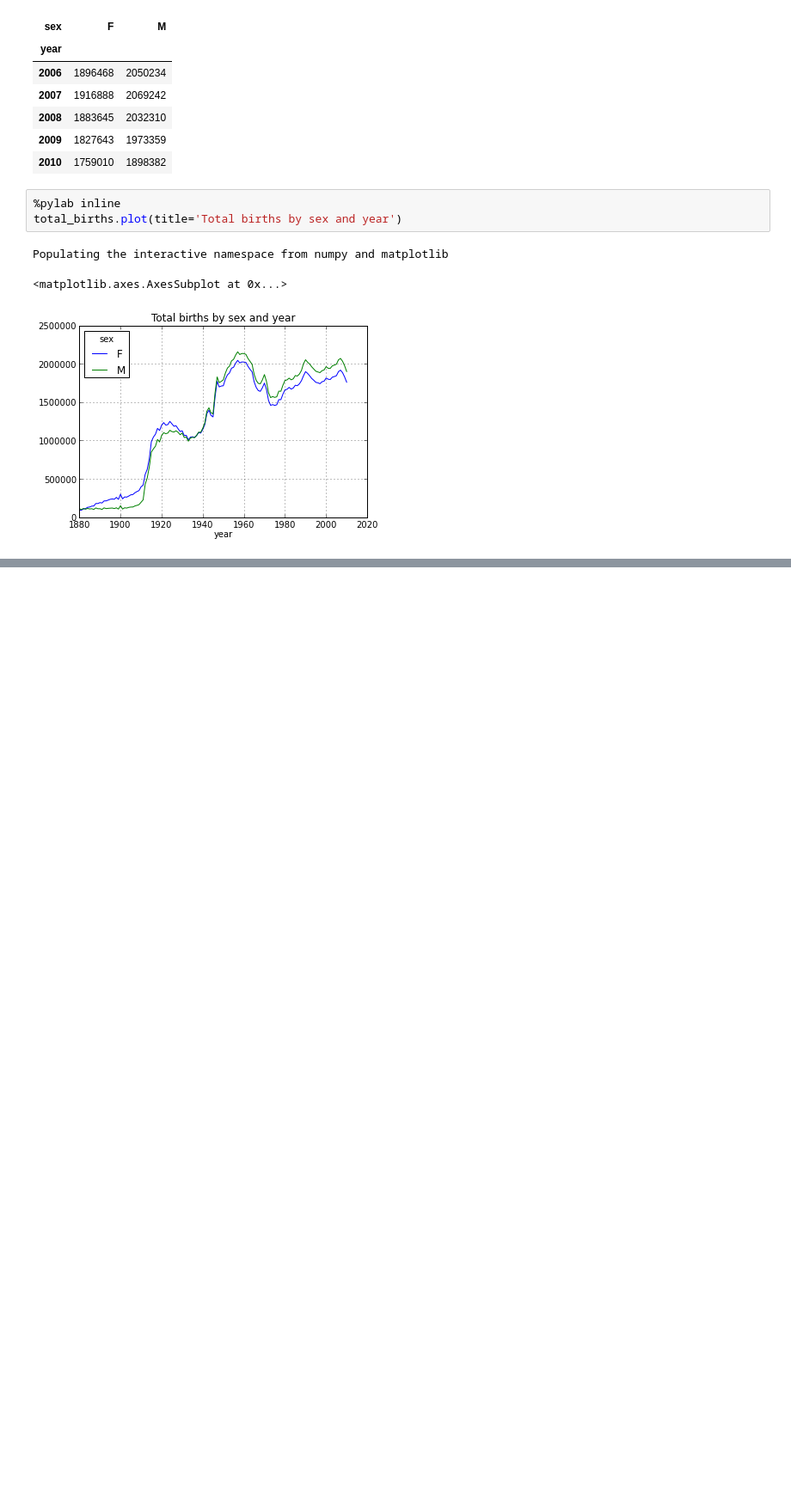
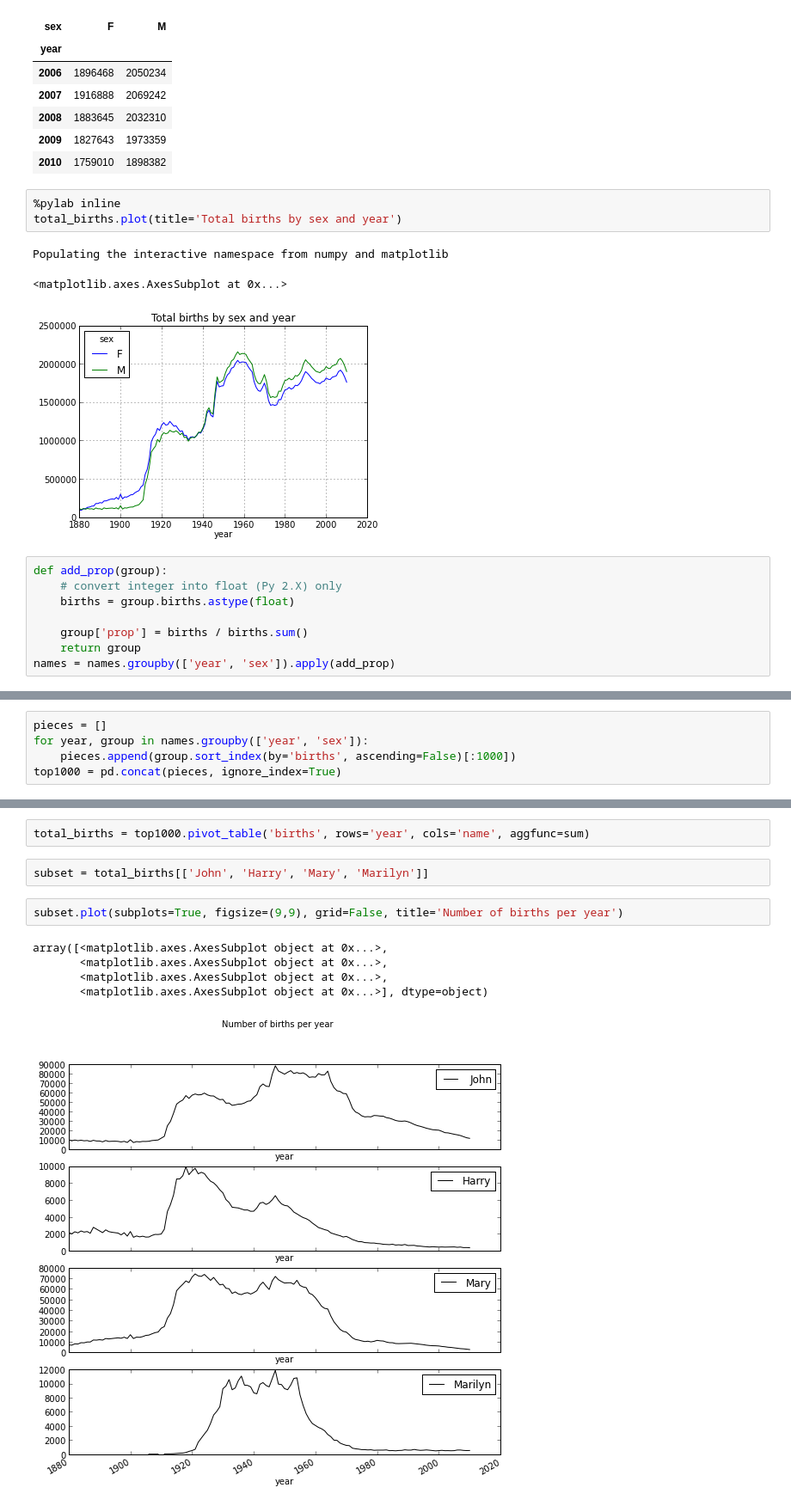
Before and after one commit to sethips/python-tutorial-slides, a Jupyter notebook: tutorial/data-process/Chp2_read_note.ipynb, the cells around one changed output, grey strips where cells are left out. Shown: that part at 86% size. Saved outputs shown, nothing was run; the diff lists cells and outputs as text; blank space fills up the shorter version.

```diff
--- a/tutorial/data-process/Chp2_read_note.ipynb
+++ b/tutorial/data-process/Chp2_read_note.ipynb
@@ -464,3 +464,11 @@ total_births.plot(title='Total births by sex and year')
 Populating the interactive namespace from numpy and matplotlib
 <matplotlib.axes.AxesSubplot at 0x...>
 [figure]
+# %%
+def add_prop(group):
+    # convert integer into float (Py 2.X) only
+    births = group.births.astype(float)
+
+    group['prop'] = births / births.sum()
+    return group
+names = names.groupby(['year', 'sex']).apply(add_prop)
@@ -466,0 +493,5 @@ Populating the interactive namespace from numpy and matplotlib
+# %%
+pieces = []
+for year, group in names.groupby(['year', 'sex']):
+    pieces.append(group.sort_index(by='births', ascending=False)[:1000])
+top1000 = pd.concat(pieces, ignore_index=True)
@@ -466,0 +507,12 @@ Populating the interactive namespace from numpy and matplotlib
+# %%
+total_births = top1000.pivot_table('births', rows='year', cols='name', aggfunc=sum)
+# %%
+subset = total_births[['John', 'Harry', 'Mary', 'Marilyn']]
+# %%
+subset.plot(subplots=True, figsize=(9,9), grid=False, title='Number of births per year')
+# %% [output]
+array([<matplotlib.axes.AxesSubplot object at 0x...>,
+       <matplotlib.axes.AxesSubplot object at 0x...>,
+       <matplotlib.axes.AxesSubplot object at 0x...>,
+       <matplotlib.axes.AxesSubplot object at 0x...>], dtype=object)
+[figure, added]
```
Also changed, not shown: parts of 23 cells of this notebook.
